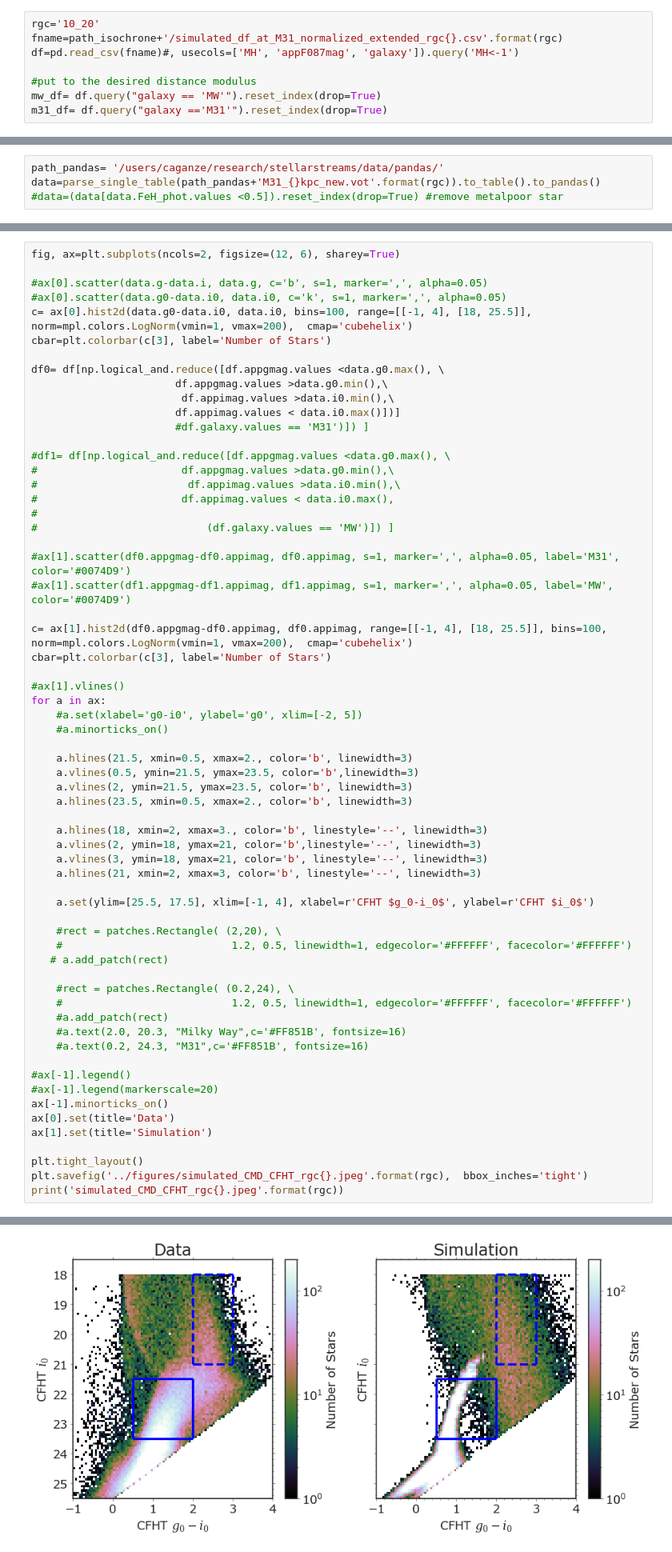
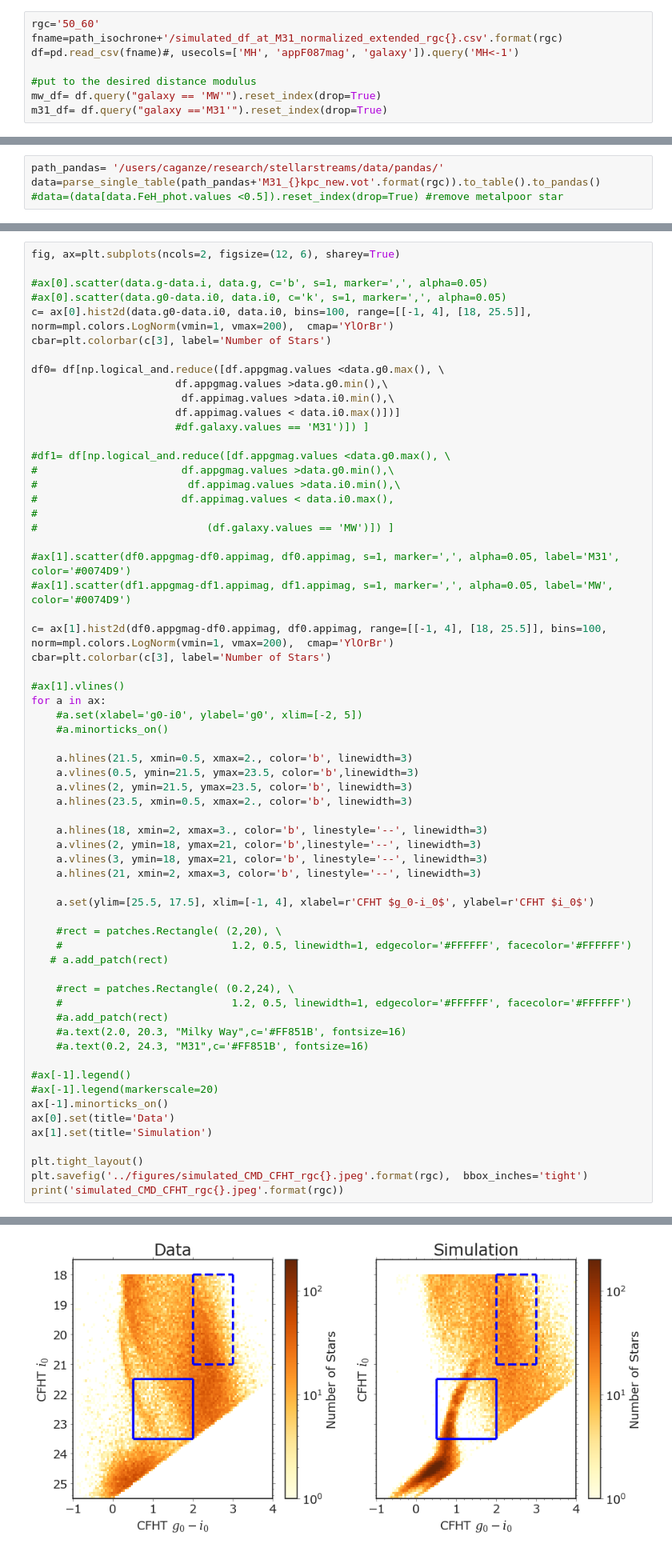
Before and after one commit to caganze/stellarstreams, a Jupyter notebook: notebooks/Visualize MW and M31 Stars.ipynb, the cells around one changed output, grey strips where cells are left out. Shown: that part at 80% size. Drawn from its saved outputs; the diff is of its cells as text.

```diff
--- a/notebooks/Visualize MW and M31 Stars.ipynb
+++ b/notebooks/Visualize MW and M31 Stars.ipynb
@@ -41,7 +45,7 @@ path_pandas= '../data/pandas/'
 # %%
 #plt.style.use('dark_background') #for posters
 # %%
-rgc='10_20'
+rgc='50_60'
 fname=path_isochrone+'/simulated_df_at_M31_normalized_extended_rgc{}.csv'.format(rgc)
 df=pd.read_csv(fname)#, usecols=['MH', 'appF087mag', 'galaxy']).query('MH<-1')
 
@@ -137,7 +144,7 @@ fig, ax=plt.subplots(ncols=2, figsize=(12, 6), sharey=True)
 
 #ax[0].scatter(data.g-data.i, data.g, c='b', s=1, marker=',', alpha=0.05)
 #ax[0].scatter(data.g0-data.i0, data.i0, c='k', s=1, marker=',', alpha=0.05)
-c= ax[0].hist2d(data.g0-data.i0, data.i0, bins=100, range=[[-1, 4], [18, 25.5]], norm=mpl.colors.LogNorm(vmin=1, vmax=200),  cmap='cubehelix')
+c= ax[0].hist2d(data.g0-data.i0, data.i0, bins=100, range=[[-1, 4], [18, 25.5]], norm=mpl.colors.LogNorm(vmin=1, vmax=200),  cmap='YlOrBr')
 cbar=plt.colorbar(c[3], label='Number of Stars')
 
 df0= df[np.logical_and.reduce([df.appgmag.values <data.g0.max(), \
@@ -156,7 +163,7 @@ df0= df[np.logical_and.reduce([df.appgmag.values <data.g0.max(), \
 #ax[1].scatter(df0.appgmag-df0.appimag, df0.appimag, s=1, marker=',', alpha=0.05, label='M31',  color='#0074D9')
 #ax[1].scatter(df1.appgmag-df1.appimag, df1.appimag, s=1, marker=',', alpha=0.05, label='MW', color='#0074D9')
 
-c= ax[1].hist2d(df0.appgmag-df0.appimag, df0.appimag, range=[[-1, 4], [18, 25.5]], bins=100, norm=mpl.colors.LogNorm(vmin=1, vmax=200),  cmap='cubehelix')
+c= ax[1].hist2d(df0.appgmag-df0.appimag, df0.appimag, range=[[-1, 4], [18, 25.5]], bins=100, norm=mpl.colors.LogNorm(vmin=1, vmax=200),  cmap='YlOrBr')
 cbar=plt.colorbar(c[3], label='Number of Stars')
 
 #ax[1].vlines()
@@ -200 +207 @@ simulated_CMD_CFHT_rgc10_20.jpeg
-[figure, old version]
+[figure, new version]
```
Also changed, not shown: parts of 29 cells of this notebook, 22 other files.
